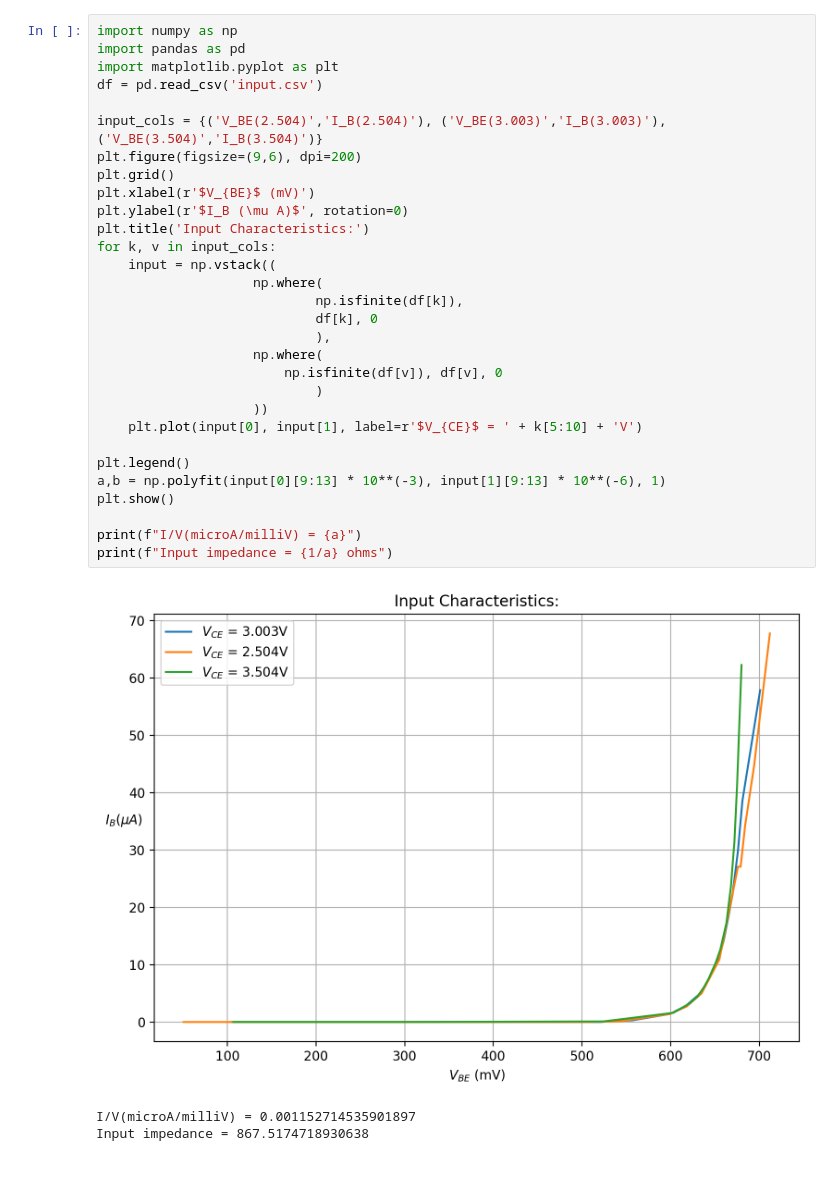
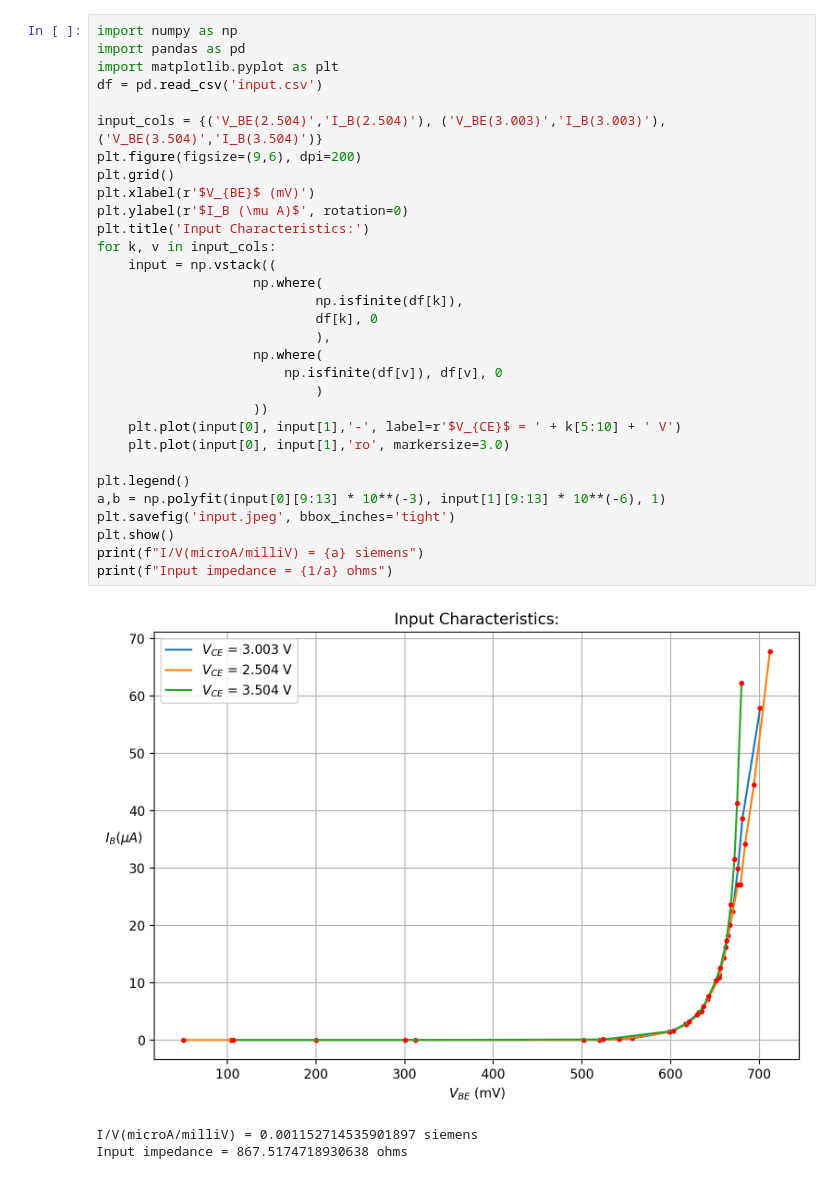
Before and after one commit to Rally0078/LabExperiments, a Jupyter notebook: transistorCharacteristics/characteristics.ipynb, the cells around one changed output. Saved outputs shown, nothing was run; the diff lists cells and outputs as text.

```diff
--- a/transistorCharacteristics/characteristics.ipynb
+++ b/transistorCharacteristics/characteristics.ipynb
@@ -1,34 +1,35 @@
 # %%
 import numpy as np
 import pandas as pd
 import matplotlib.pyplot as plt
 df = pd.read_csv('input.csv')
 
 input_cols = {('V_BE(2.504)','I_B(2.504)'), ('V_BE(3.003)','I_B(3.003)'),('V_BE(3.504)','I_B(3.504)')}
 plt.figure(figsize=(9,6), dpi=200)
 plt.grid()
 plt.xlabel(r'$V_{BE}$ (mV)')
 plt.ylabel(r'$I_B (\mu A)$', rotation=0)
 plt.title('Input Characteristics:')
 for k, v in input_cols:
     input = np.vstack((
                     np.where(
                             np.isfinite(df[k]),
                             df[k], 0
                             ),
                     np.where(
                         np.isfinite(df[v]), df[v], 0
                             )
                     ))
-    plt.plot(input[0], input[1], label=r'$V_{CE}$ = ' + k[5:10] + 'V')
+    plt.plot(input[0], input[1],'-', label=r'$V_{CE}$ = ' + k[5:10] + ' V')
+    plt.plot(input[0], input[1],'ro', markersize=3.0)
 
 plt.legend()
 a,b = np.polyfit(input[0][9:13] * 10**(-3), input[1][9:13] * 10**(-6), 1)
+plt.savefig('input.jpeg', bbox_inches='tight')
 plt.show()
-
-print(f"I/V(microA/milliV) = {a}")
+print(f"I/V(microA/milliV) = {a} siemens")
 print(f"Input impedance = {1/a} ohms")
 # %% [output]
-[figure, old version]
+[figure, new version]
-I/V(microA/milliV) = 0.001152714535901897
-Input impedance = 867.5174718930638
+I/V(microA/milliV) = 0.001152714535901897 siemens
+Input impedance = 867.5174718930638 ohms
```
Also changed, not shown: parts of 1 cell of this notebook, 3 other files.
